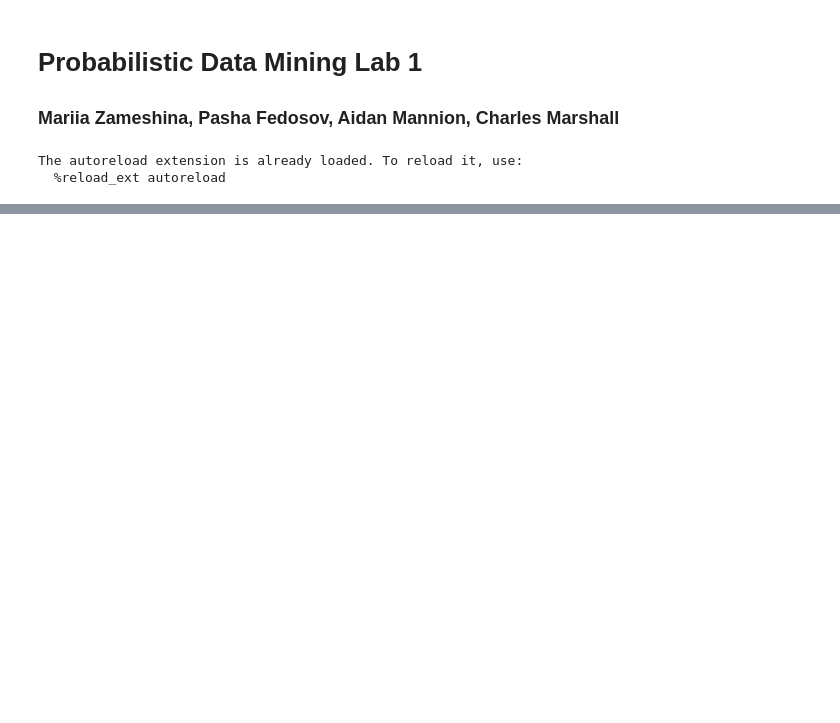
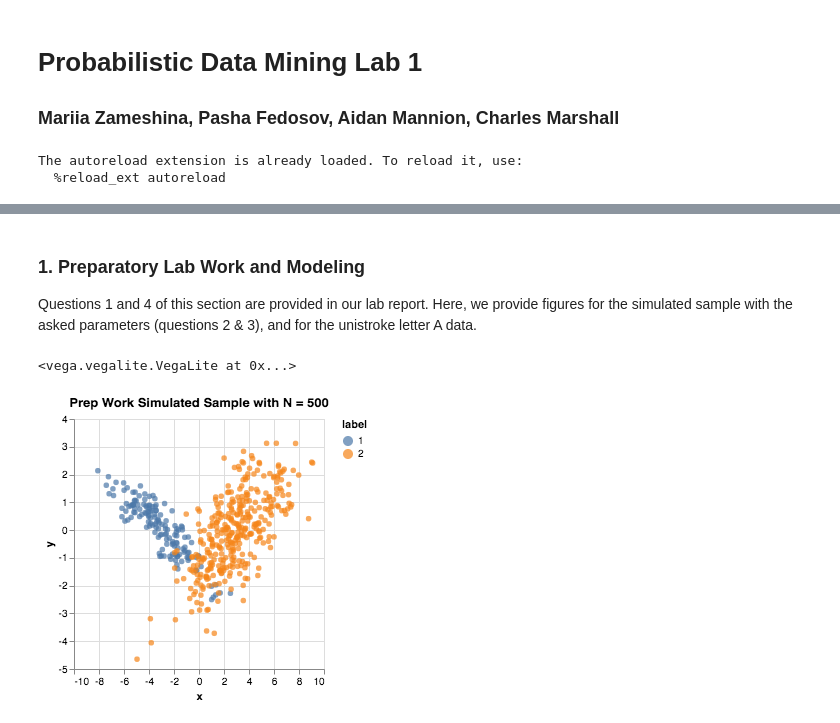
Before and after one commit to juli31/ProbabilisticDataMining, a Jupyter notebook: lab1/notebook.ipynb, the cells around one changed output, grey strips where cells are left out. Cells and saved outputs as stored; diff of their text form; code cells hidden in the pictures; blank space fills up the shorter version.

```diff
--- a/lab1/notebook.ipynb
+++ b/lab1/notebook.ipynb
@@ -80,0 +19,26 @@ Covariance of class 1 = [[ 357.74929556  617.84560575]
+# %% [markdown]
+### 1. Preparatory Lab Work and Modeling
+
+Questions 1 and 4 of this section are provided in our lab report. Here, we provide figures for the simulated sample with the asked parameters (questions 2 & 3), and for the unistroke letter A data.
+# %%
+x,y = np.random.multivariate_normal([-3,0], [[5,-2],[-2,1]], size = 150).T
+x2, y2 = np.random.multivariate_normal([3,0], [[5,2],[2,2]], 350).T
+
+A = util.get_data("./Unistroke/",*[f for f in os.listdir("./Unistroke/") if ((f[0] == 'A') and (f[1] != 'm'))])
+flag = 0
+for item in list(A):
+    if item[0] < 0:
+        continue
+    elif flag == 0:
+        new = np.array(item)
+        flag = 1
+    else:
+        new = np.vstack((new, item))
+A = new
+
+util.plot(util.df_fromarr(x = list(x) + list(x2),\
+                        y = list(y) + list(y2),\
+                        label = [1]*150 +[2]*350),"Prep Work Simulated Sample with N = 500")
+# %% [output]
+<vega.vegalite.VegaLite at 0x...>
+[figure, added]
```
Also changed, not shown: parts of 9 cells of this notebook, 2 other files.
